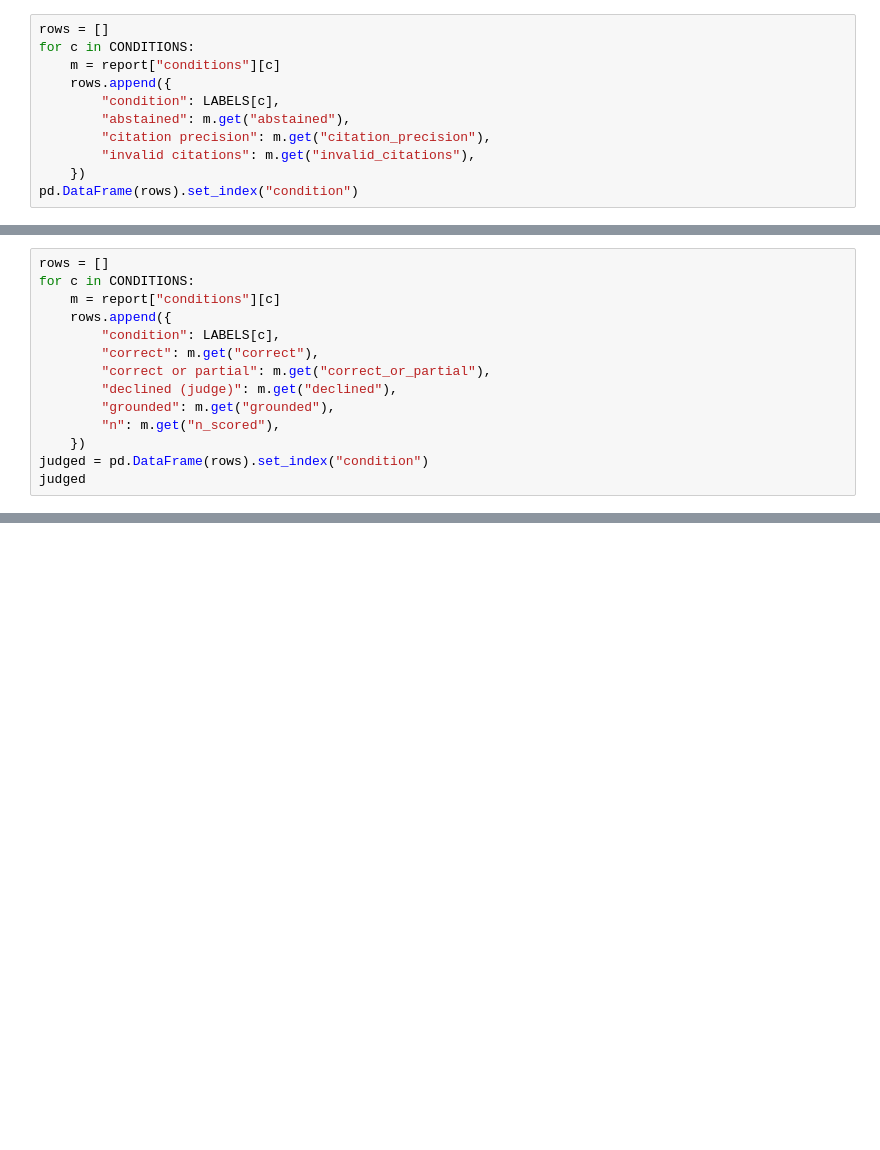
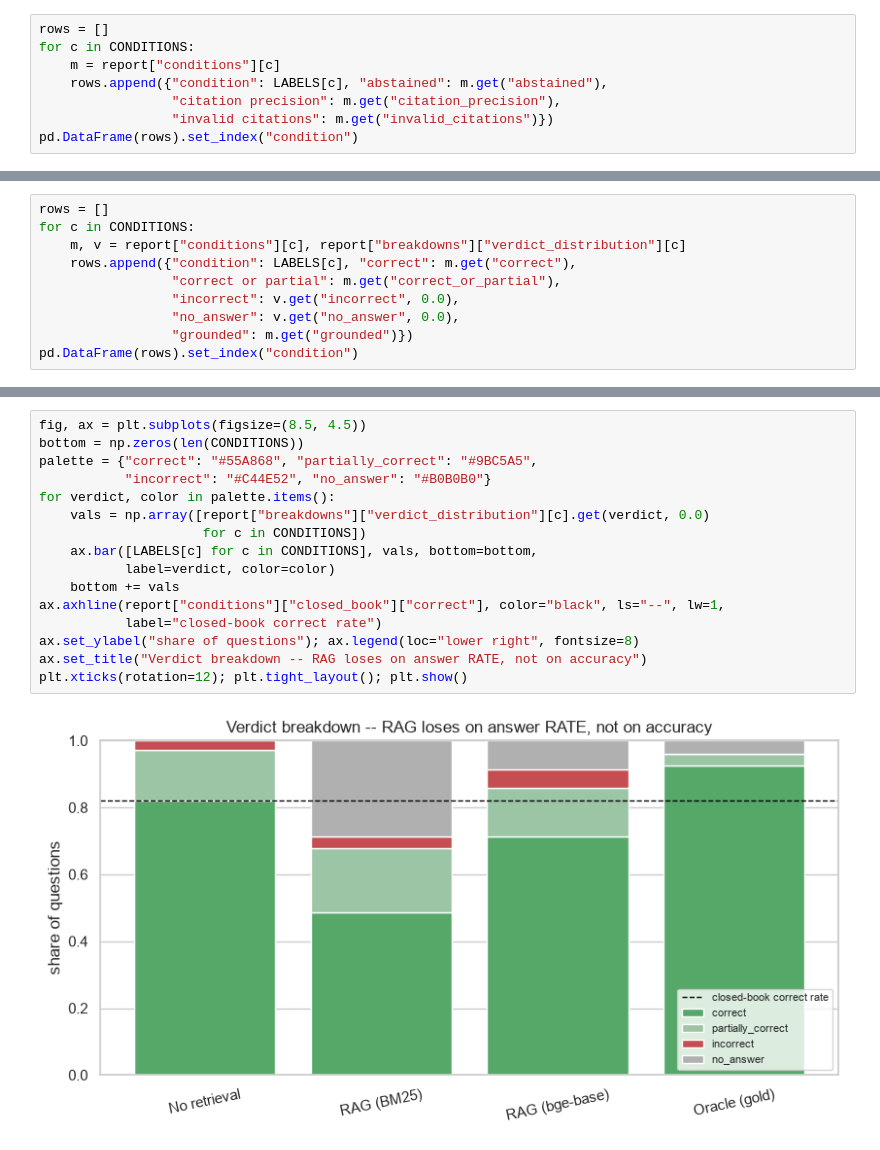
Before and after one commit to mcorona/AI-Projects, a Jupyter notebook: project-03-financial-rag/notebooks/03_answer_quality.ipynb, the cells around one changed output, grey strips where cells are left out. Drawn from its saved outputs; the diff is of its cells as text; blank space fills up the shorter version.

```diff
--- a/project-03-financial-rag/notebooks/03_answer_quality.ipynb
+++ b/project-03-financial-rag/notebooks/03_answer_quality.ipynb
@@ -48,10 +51,7 @@ model opinion is involved, so they are the numbers to trust first.
 rows = []
 for c in CONDITIONS:
     m = report["conditions"][c]
-    rows.append({
-        "condition": LABELS[c],
-        "abstained": m.get("abstained"),
-        "citation precision": m.get("citation_precision"),
-        "invalid citations": m.get("invalid_citations"),
-    })
+    rows.append({"condition": LABELS[c], "abstained": m.get("abstained"),
+                 "citation precision": m.get("citation_precision"),
+                 "invalid citations": m.get("invalid_citations")})
 pd.DataFrame(rows).set_index("condition")
@@ -75,14 +81,10 @@ passage number that was not in front of it.
 # %%
 rows = []
 for c in CONDITIONS:
-    m = report["conditions"][c]
-    rows.append({
-        "condition": LABELS[c],
-        "correct": m.get("correct"),
-        "correct or partial": m.get("correct_or_partial"),
-        "declined (judge)": m.get("declined"),
-        "grounded": m.get("grounded"),
-        "n": m.get("n_scored"),
-    })
-judged = pd.DataFrame(rows).set_index("condition")
-judged
+    m, v = report["conditions"][c], report["breakdowns"]["verdict_distribution"][c]
+    rows.append({"condition": LABELS[c], "correct": m.get("correct"),
+                 "correct or partial": m.get("correct_or_partial"),
+                 "incorrect": v.get("incorrect", 0.0),
+                 "no_answer": v.get("no_answer", 0.0),
+                 "grounded": m.get("grounded")})
+pd.DataFrame(rows).set_index("condition")
@@ -88,0 +98,18 @@ judged
+# %%
+fig, ax = plt.subplots(figsize=(8.5, 4.5))
+bottom = np.zeros(len(CONDITIONS))
+palette = {"correct": "#55A868", "partially_correct": "#9BC5A5",
+           "incorrect": "#C44E52", "no_answer": "#B0B0B0"}
+for verdict, color in palette.items():
+    vals = np.array([report["breakdowns"]["verdict_distribution"][c].get(verdict, 0.0)
+                     for c in CONDITIONS])
+    ax.bar([LABELS[c] for c in CONDITIONS], vals, bottom=bottom,
+           label=verdict, color=color)
+    bottom += vals
+ax.axhline(report["conditions"]["closed_book"]["correct"], color="black", ls="--", lw=1,
+           label="closed-book correct rate")
+ax.set_ylabel("share of questions"); ax.legend(loc="lower right", fontsize=8)
+ax.set_title("Verdict breakdown -- RAG loses on answer RATE, not on accuracy")
+plt.xticks(rotation=12); plt.tight_layout(); plt.show()
+# %% [output]
+[figure, added]
```
Also changed, not shown: parts of 23 cells of this notebook, 6 other files.
